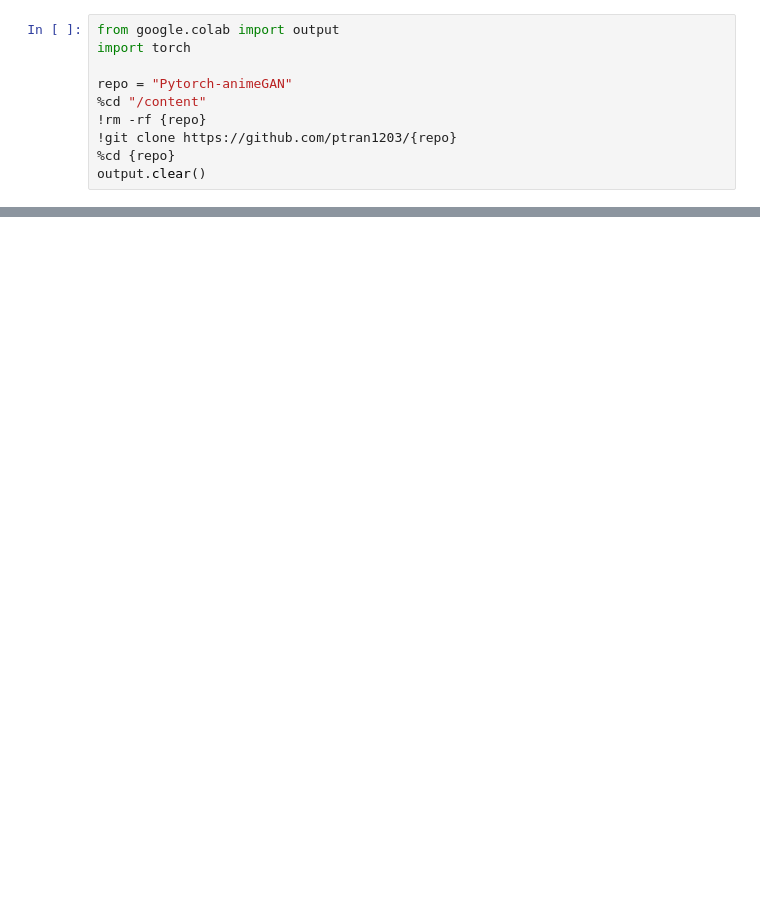
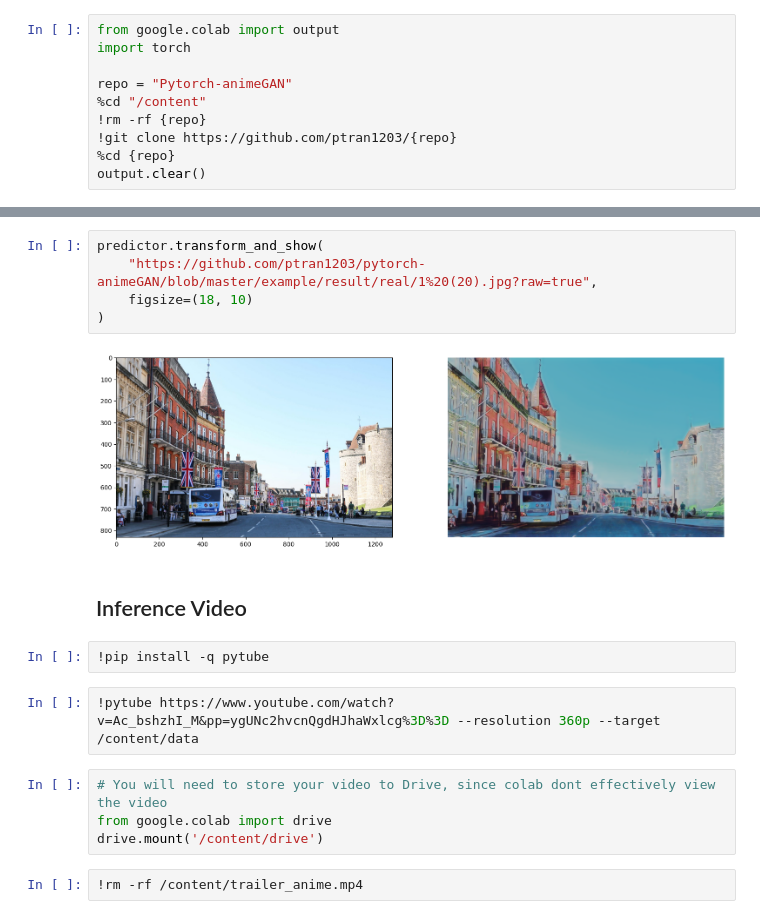
Before and after one commit to ptran1203/pytorch-animeGAN, a Jupyter notebook: notebooks/animeGAN_inference.ipynb, the cells around one changed output, grey strips where cells are left out. Saved outputs shown, nothing was run; the diff lists cells and outputs as text; blank space fills up the shorter version.

```diff
--- a/notebooks/animeGAN_inference.ipynb
+++ b/notebooks/animeGAN_inference.ipynb
@@ -43 +31,20 @@ plt.show()
+# %%
+predictor.transform_and_show(
+    "https://github.com/ptran1203/pytorch-animeGAN/blob/master/example/result/real/1%20(20).jpg?raw=true",
+    figsize=(18, 10)
+)
+# %% [output]
+[figure, added]
+# %% [markdown]
+## Inference Video
+# %%
+!pip install -q pytube
+# %%
+!pytube https://www.youtube.com/watch?v=Ac_bshzhI_M&pp=ygUNc2hvcnQgdHJhaWxlcg%3D%3D --resolution 360p --target /content/data
+# %%
+# You will need to store your video to Drive, since colab dont effectively view the video
+from google.colab import drive
+drive.mount('/content/drive')
+# %%
+!rm -rf /content/trailer_anime.mp4
 # %%
```
Also changed, not shown: parts of 6 cells of this notebook.
